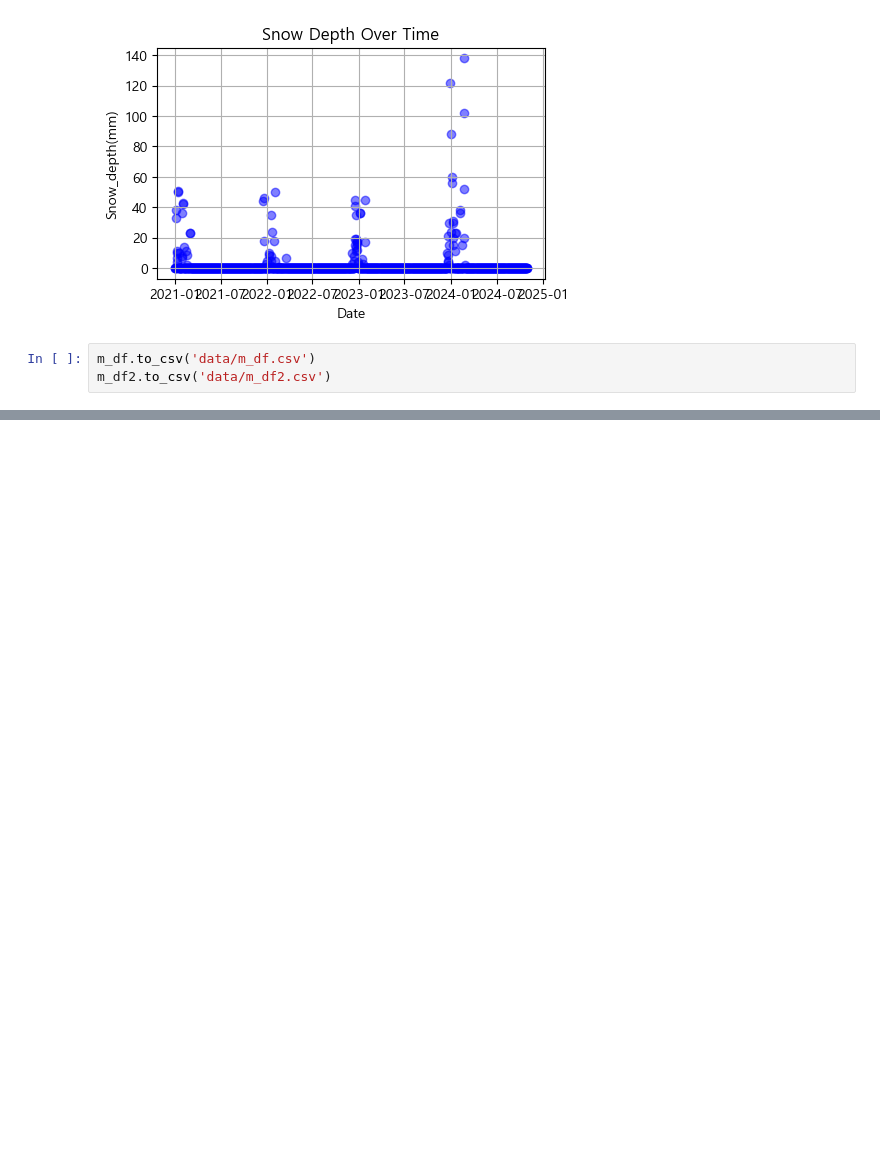
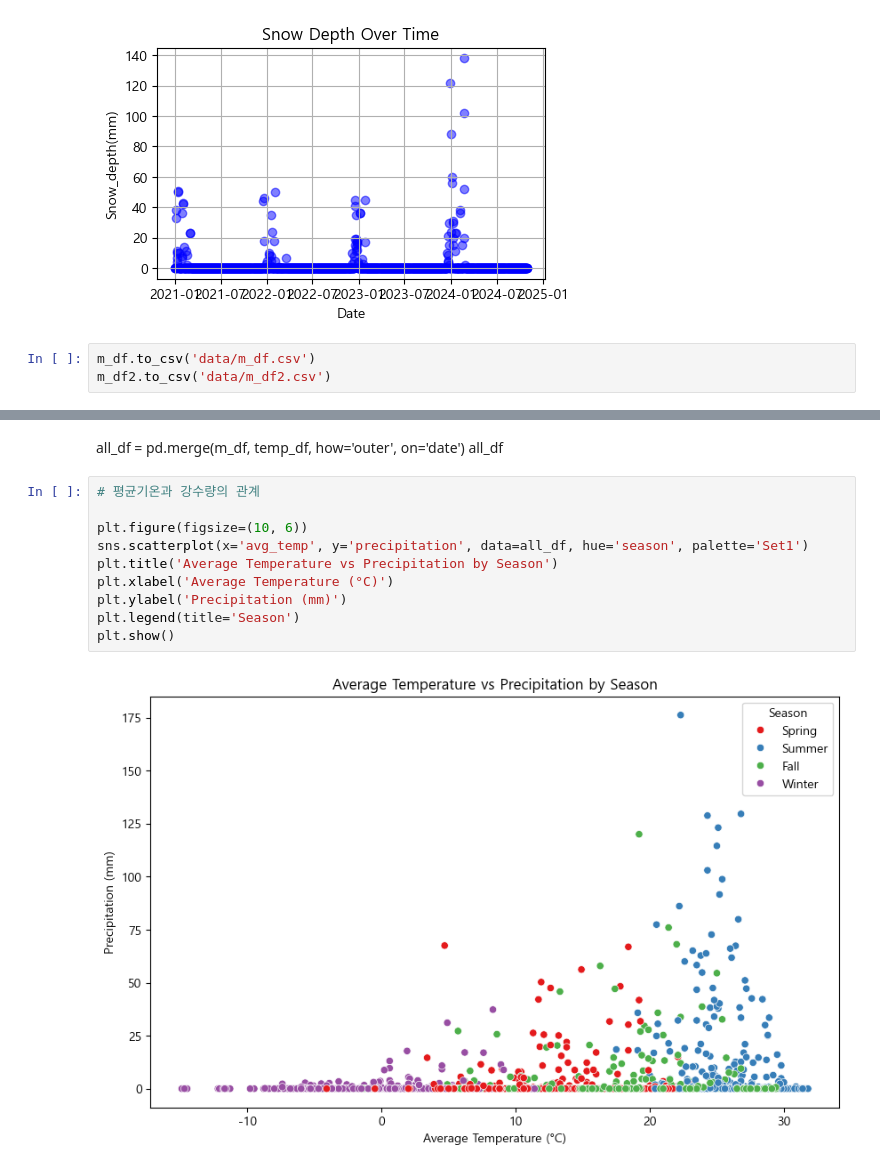
Before and after one commit to mini-project-y/1st_mini_project, a Jupyter notebook: Yuri/p_analysis_Rain_Snow.ipynb, the cells around one changed output, grey strips where cells are left out. Drawn from its saved outputs; the diff is of its cells as text; blank space fills up the shorter version.

```diff
--- a/Yuri/p_analysis_Rain_Snow.ipynb
+++ b/Yuri/p_analysis_Rain_Snow.ipynb
@@ -1428,0 +1516,15 @@ memory usage: 77.4+ KB
+# %% [markdown]
+all_df = pd.merge(m_df, temp_df, how='outer', on='date')
+all_df
+# %%
+# 평균기온과 강수량의 관계
+
+plt.figure(figsize=(10, 6))
+sns.scatterplot(x='avg_temp', y='precipitation', data=all_df, hue='season', palette='Set1')
+plt.title('Average Temperature vs Precipitation by Season')
+plt.xlabel('Average Temperature (°C)')
+plt.ylabel('Precipitation (mm)')
+plt.legend(title='Season')
+plt.show()
+# %% [output]
+[figure, added]
```
Also changed, not shown: parts of 8 cells of this notebook, 2 other files.
